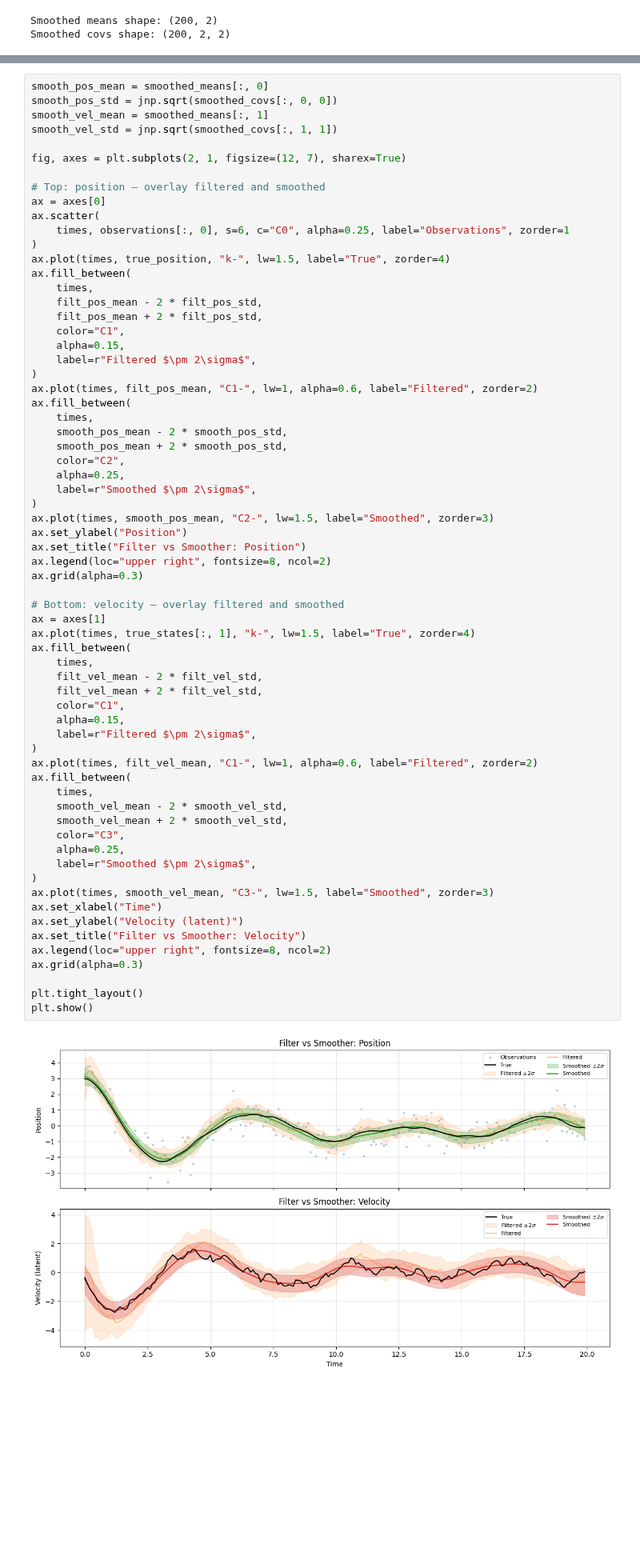
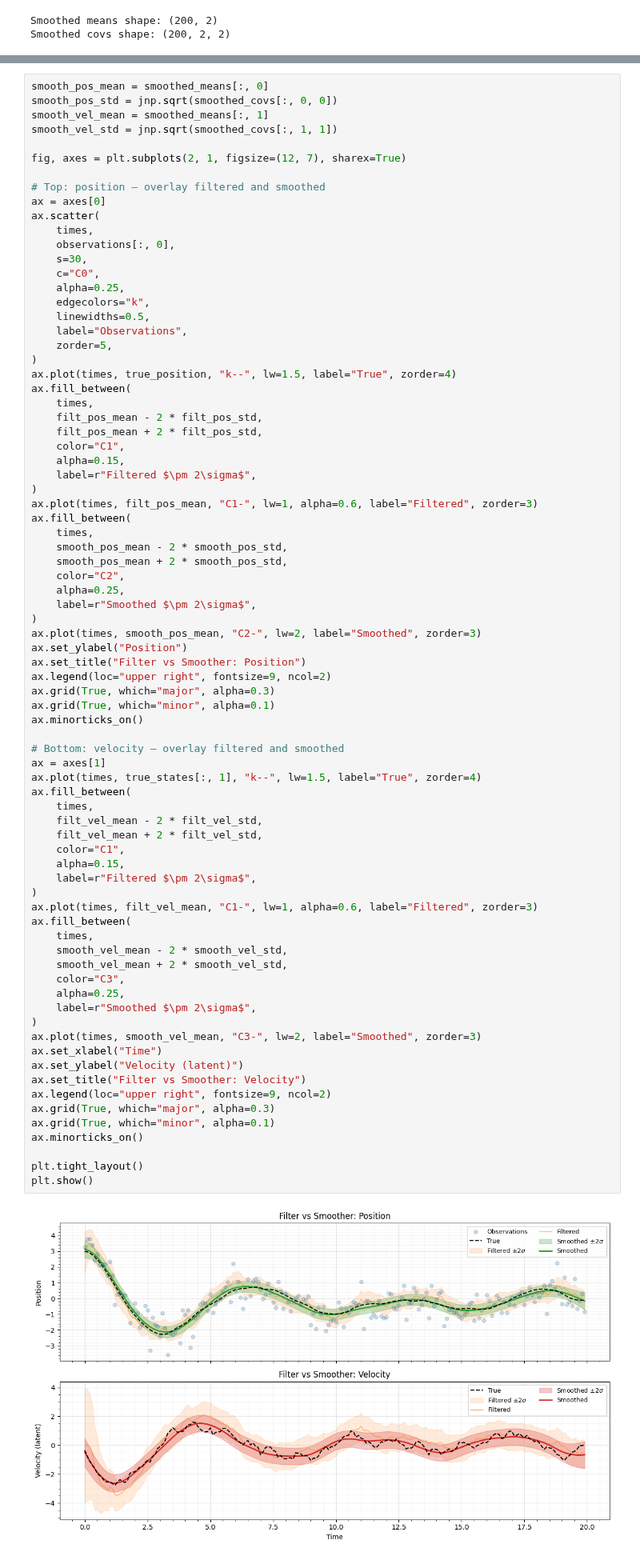
Before and after one commit to jejjohnson/gaussx, a Jupyter notebook: docs/notebooks/kalman_filter.ipynb, the cells around one changed output, grey strips where cells are left out. Shown at 80% size. Drawn from its saved outputs; the diff is of its cells as text; blank space fills up the shorter version.

```diff
--- a/docs/notebooks/kalman_filter.ipynb
+++ b/docs/notebooks/kalman_filter.ipynb
@@ -249,9 +261,17 @@ fig, axes = plt.subplots(2, 1, figsize=(12, 7), sharex=True)
 # Top: position — overlay filtered and smoothed
 ax = axes[0]
 ax.scatter(
-    times, observations[:, 0], s=6, c="C0", alpha=0.25, label="Observations", zorder=1
+    times,
+    observations[:, 0],
+    s=30,
+    c="C0",
+    alpha=0.25,
+    edgecolors="k",
+    linewidths=0.5,
+    label="Observations",
+    zorder=5,
 )
-ax.plot(times, true_position, "k-", lw=1.5, label="True", zorder=4)
+ax.plot(times, true_position, "k--", lw=1.5, label="True", zorder=4)
 ax.fill_between(
     times,
     filt_pos_mean - 2 * filt_pos_std,
@@ -260,7 +280,7 @@ ax.fill_between(
     alpha=0.15,
     label=r"Filtered $\pm 2\sigma$",
 )
-ax.plot(times, filt_pos_mean, "C1-", lw=1, alpha=0.6, label="Filtered", zorder=2)
+ax.plot(times, filt_pos_mean, "C1-", lw=1, alpha=0.6, label="Filtered", zorder=3)
 ax.fill_between(
     times,
     smooth_pos_mean - 2 * smooth_pos_std,
@@ -269,43 +289,47 @@ ax.fill_between(
     alpha=0.25,
     label=r"Smoothed $\pm 2\sigma$",
 )
-ax.plot(times, smooth_pos_mean, "C2-", lw=1.5, label="Smoothed", zorder=3)
+ax.plot(times, smooth_pos_mean, "C2-", lw=2, label="Smoothed", zorder=3)
 ax.set_ylabel("Position")
 ax.set_title("Filter vs Smoother: Position")
-ax.legend(loc="upper right", fontsize=8, ncol=2)
-ax.grid(alpha=0.3)
+ax.legend(loc="upper right", fontsize=9, ncol=2)
+ax.grid(True, which="major", alpha=0.3)
+ax.grid(True, which="minor", alpha=0.1)
+ax.minorticks_on()
 
 # Bottom: velocity — overlay filtered and smoothed
 ax = axes[1]
-ax.plot(times, true_states[:, 1], "k-", lw=1.5, label="True", zorder=4)
+ax.plot(times, true_states[:, 1], "k--", lw=1.5, label="True", zorder=4)
 ax.fill_between(
     times,
     filt_vel_mean - 2 * filt_vel_std,
     filt_vel_mean + 2 * filt_vel_std,
     color="C1",
     alpha=0.15,
     label=r"Filtered $\pm 2\sigma$",
 )
-ax.plot(times, filt_vel_mean, "C1-", lw=1, alpha=0.6, label="Filtered", zorder=2)
+ax.plot(times, filt_vel_mean, "C1-", lw=1, alpha=0.6, label="Filtered", zorder=3)
 ax.fill_between(
     times,
     smooth_vel_mean - 2 * smooth_vel_std,
     smooth_vel_mean + 2 * smooth_vel_std,
     color="C3",
     alpha=0.25,
     label=r"Smoothed $\pm 2\sigma$",
 )
-ax.plot(times, smooth_vel_mean, "C3-", lw=1.5, label="Smoothed", zorder=3)
+ax.plot(times, smooth_vel_mean, "C3-", lw=2, label="Smoothed", zorder=3)
 ax.set_xlabel("Time")
 ax.set_ylabel("Velocity (latent)")
 ax.set_title("Filter vs Smoother: Velocity")
-ax.legend(loc="upper right", fontsize=8, ncol=2)
-ax.grid(alpha=0.3)
+ax.legend(loc="upper right", fontsize=9, ncol=2)
+ax.grid(True, which="major", alpha=0.3)
+ax.grid(True, which="minor", alpha=0.1)
+ax.minorticks_on()
 
 plt.tight_layout()
 plt.show()
 # %% [output]
-[figure, old version]
+[figure, new version]
 # %% [markdown]
 ## Differentiability
 
```
Also changed, not shown: parts of 1 cell of this notebook, 52 other files.
